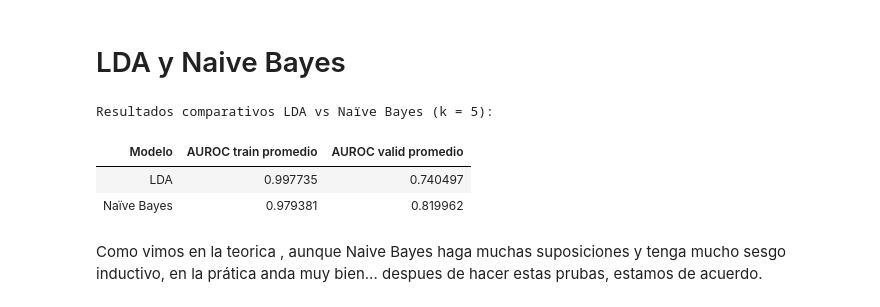
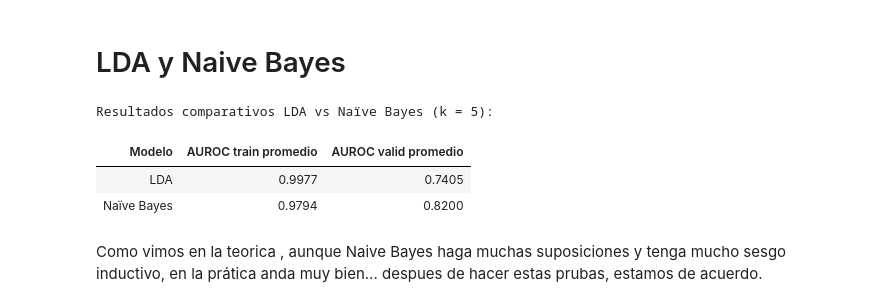
Before and after one commit to AniAntonic/Tps-Automatico, a Jupyter notebook: 09_final.ipynb, the cells around one changed output. Cells and saved outputs as stored; diff of their text form; code cells hidden in the pictures.

```diff
--- a/09_final.ipynb
+++ b/09_final.ipynb
@@ -905,37 +905,37 @@ cvres_lda = cross_validate(
     scoring="roc_auc",
     return_train_score=True
 )
 
 # HACEMOS CROSS VALIDATION CON 5 FOLD PARA NAIVE BAYES
 
 nb = GaussianNB()
 cvres_nb = cross_validate(
     nb,
     x_desarrollo,
     y_desarrollo,
     cv=cv,
     scoring="roc_auc",
     return_train_score=True
 )
 
 # Hacemos la table comparativa entre ambos modelos
 
 resultados = pd.DataFrame({
     "Modelo": ["LDA", "Naïve Bayes"],
-    "AUROC train promedio": [cvres_lda["train_score"].mean(), cvres_nb["train_score"].mean()],
-    "AUROC valid promedio": [cvres_lda["test_score"].mean(), cvres_nb["test_score"].mean()],
+    "AUROC train promedio": [cvres_lda["train_score"].mean().round(4), cvres_nb["train_score"].mean().round(4)],
+    "AUROC valid promedio": [cvres_lda["test_score"].mean().round(4), cvres_nb["test_score"].mean().round(4)],
 
 })
 
 print("Resultados comparativos LDA vs Naïve Bayes (k = 5):")
 print(" ")
 
 display(HTML(resultados.to_html(index=False, justify='center')))
 # %% [output]
 Resultados comparativos LDA vs Naïve Bayes (k = 5):
 | Modelo | AUROC train promedio | AUROC valid promedio |
-| LDA | 0.997735 | 0.740497 |
-| Naïve Bayes | 0.979381 | 0.819962 |
+| LDA | 0.9977 | 0.7405 |
+| Naïve Bayes | 0.9794 | 0.8200 |
 # %% [markdown]
 Como vimos en la teorica , aunque Naive Bayes haga muchas suposiciones y tenga mucho sesgo inductivo, en la prática anda muy bien... despues de hacer estas prubas, estamos de acuerdo.
 # %% [markdown]
```
Also changed, not shown: parts of 1 cell of this notebook.
